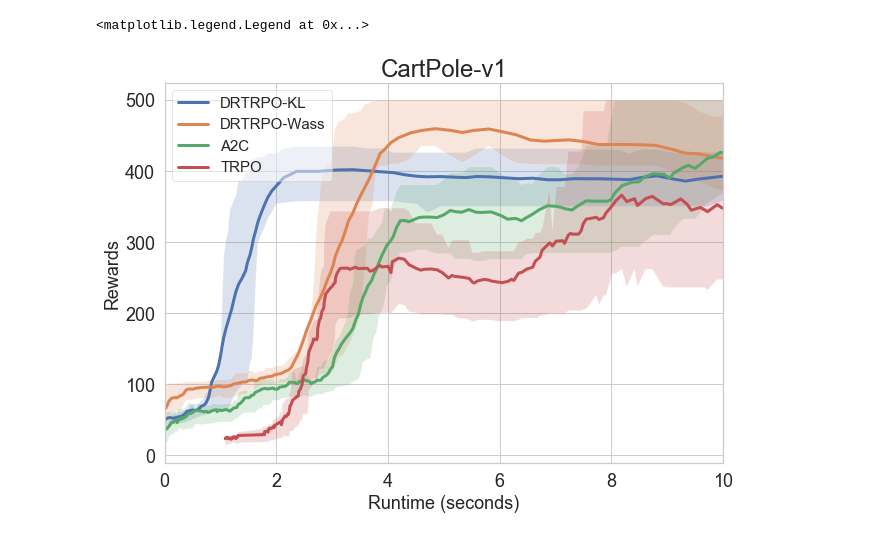
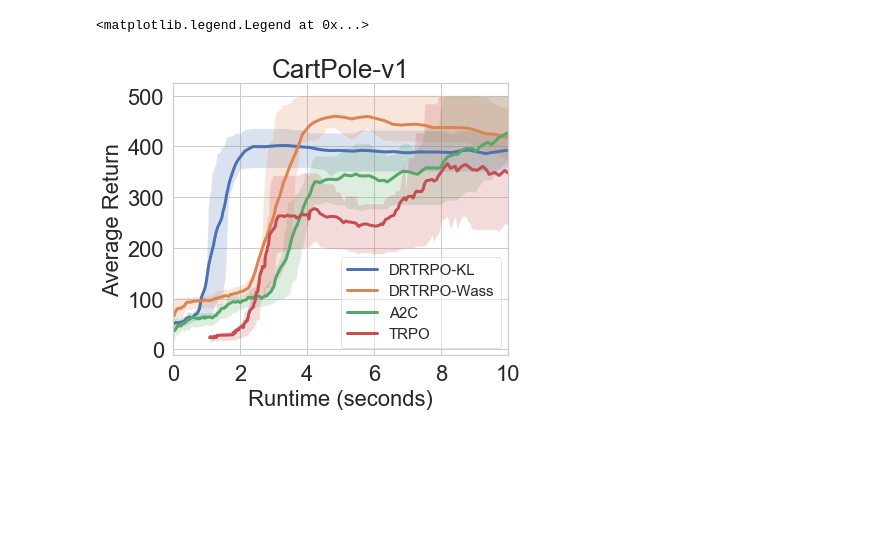
Before and after one commit to kadysongbb/dr-trpo, a Jupyter notebook: classic_control/view_results.ipynb, the cells around one changed output. Cells and saved outputs as stored; diff of their text form; code cells hidden in the pictures; blank space fills up the shorter version.

Commit message:
update figures

```diff
--- a/classic_control/view_results.ipynb
+++ b/classic_control/view_results.ipynb
@@ -23,44 +23,42 @@ def find_moving_avg(data, window_size):
         quantile2[i] = np.quantile(data[i:i+window_size], 0.75)
     return avg, quantile1, quantile2
 
-
-fig = plt.figure(figsize=(10,7))
 ax = plt.subplot(111)
-plt.ylabel('Rewards', fontsize=18)
-plt.xlabel('Runtime (seconds)', fontsize=18)
-plt.xticks(fontsize=18)
-plt.yticks(fontsize=18)
+plt.ylabel('Average Return', fontsize=22)
+plt.xlabel('Runtime (seconds)', fontsize=22)
+plt.xticks(fontsize=22)
+plt.yticks(fontsize=22)
 plt.xlim(0,10)
-plt.title('CartPole-v1', fontsize = 24)
+plt.title('CartPole-v1', fontsize = 26)
 
 for name in file_list:
     df=pd.read_csv(name, sep=',',header=None)
     if name.find('a2c') != -1:
         label = 'A2C'
     if name.find('kl') != -1:
         label = 'DRTRPO-KL'
     if name.find('wass') != -1:
         label = 'DRTRPO-Wass'
 
     x_val = df[0]
     y_val = df[1]
     moving_average = find_moving_avg(y_val, window_size)
     ax.plot(x_val[0:len(x_val)-window_size], moving_average[0], label=label, linewidth = 3)
     ax.fill_between(x_val[0:len(x_val)-window_size], moving_average[1], moving_average[2], alpha=0.2)
 
 
 # read TRPO baseline results
 trpo_log_name = './tmp/monitor6.csv'
 window_size = 30
 df=pd.read_csv(trpo_log_name, sep=',', skiprows = 0, header= 1)
 x_val = df['t']
 y_val = df['r']
 moving_average = find_moving_avg(y_val, window_size)
 ax.plot(x_val[0:len(x_val)-window_size], moving_average[0], label='TRPO', linewidth = 3)
 ax.fill_between(x_val[0:len(x_val)-window_size], moving_average[1], moving_average[2], alpha=0.2)
 
 plt.rcParams["legend.framealpha"] = 0.5
-ax.legend(loc='upper left', fontsize = 15)
+ax.legend(loc='lower right', fontsize = 15)
 # %% [output]
 <matplotlib.legend.Legend at 0x...>
-[figure, old version]
+[figure, new version]
```
Also changed, not shown: 5 other files.
